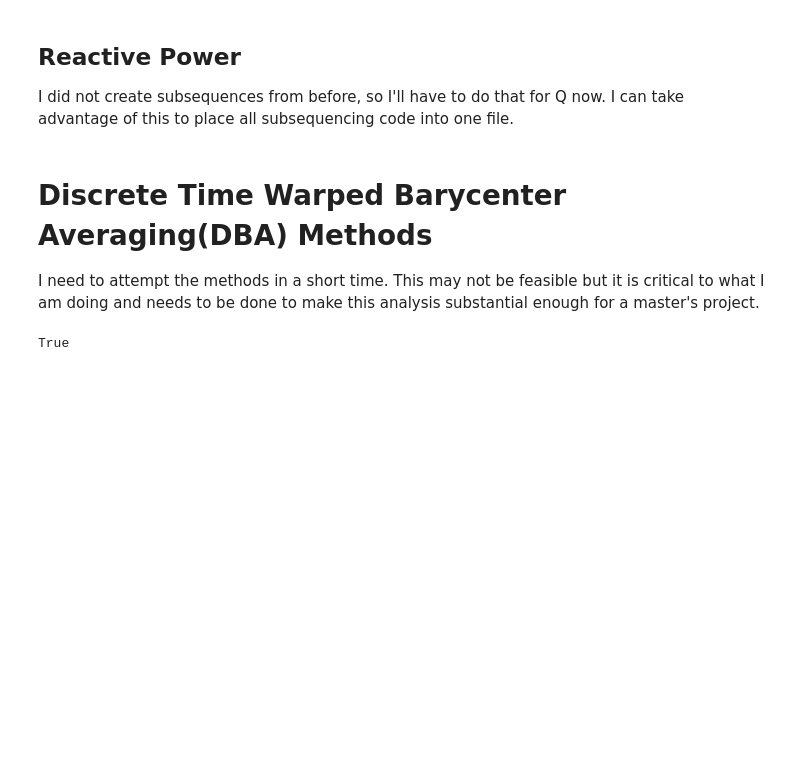
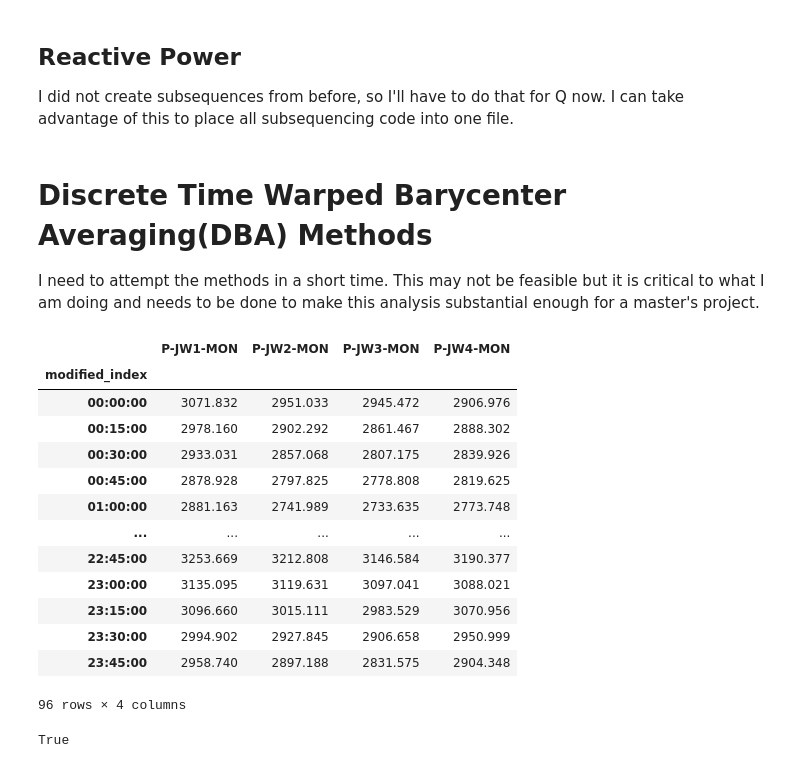
Before and after one commit to shanks847/EV-Grid-Integration-Study, a Jupyter notebook: notebooks/Time Sereis Clustering Experiments.ipynb, the cells around one changed output. Saved outputs shown, nothing was run; the diff lists cells and outputs as text; code cells hidden in the pictures; blank space fills up the shorter version.

```diff
--- a/notebooks/Time Sereis Clustering Experiments.ipynb
+++ b/notebooks/Time Sereis Clustering Experiments.ipynb
@@ -326,6 +321,35 @@ I did not create subsequences from before, so I'll have to do that for Q now. I
 # %% [markdown]
 # Discrete Time Warped Barycenter Averaging(DBA) Methods
 I need to attempt the methods in a short time. This may not be feasible but it is critical to what I am doing and needs to be done to make this analysis substantial enough for a master's project.
+# %%
+test_df = pd.read_csv("../data/subsequences/jan_mondays_P.csv")
+test_df.rename(columns={'Unnamed: 0':'modified_index'}, inplace=True)
+test_df.set_index('modified_index', inplace=True)
+# test_data_tranposed = test_df.to_numpy().T
+# test_data_ebc = barycenters.euclidean_barycenter(test_data_tranposed)
+# test_data_ebc_transposed = test_data_ebc.transpose()
+# test_data_with_ebc = np.append(test_data_tranposed,test_data_ebc_transposed, axis=0)
+# test_data_cols_mod = test_df.columns.to_list()
+# test_data_cols_mod.append('Euclidean Barycenter')
+# test_data_ebc_df = pd.DataFrame(test_data_with_ebc.T,columns=test_data_cols_mod)
+# test_data_ebc_df.set_index(test_df.index,inplace=True)
+# %%
+test_df
+# %% [output]
+|  | P-JW1-MON | P-JW2-MON | P-JW3-MON | P-JW4-MON |
+| modified_index |  |  |  |  |
+| 00:00:00 | 3071.832 | 2951.033 | 2945.472 | 2906.976 |
+| 00:15:00 | 2978.160 | 2902.292 | 2861.467 | 2888.302 |
+| 00:30:00 | 2933.031 | 2857.068 | 2807.175 | 2839.926 |
+| 00:45:00 | 2878.928 | 2797.825 | 2778.808 | 2819.625 |
+| 01:00:00 | 2881.163 | 2741.989 | 2733.635 | 2773.748 |
+| ... | ... | ... | ... | ... |
+| 22:45:00 | 3253.669 | 3212.808 | 3146.584 | 3190.377 |
+| 23:00:00 | 3135.095 | 3119.631 | 3097.041 | 3088.021 |
+| 23:15:00 | 3096.660 | 3015.111 | 2983.529 | 3070.956 |
+| 23:30:00 | 2994.902 | 2927.845 | 2906.658 | 2950.999 |
+| 23:45:00 | 2958.740 | 2897.188 | 2831.575 | 2904.348 |
+96 rows × 4 columns
 # %%
 len(var_1) == len(original_indicies)
 # %% [output]
```
Also changed, not shown: parts of 2 cells of this notebook, 2 other files.
